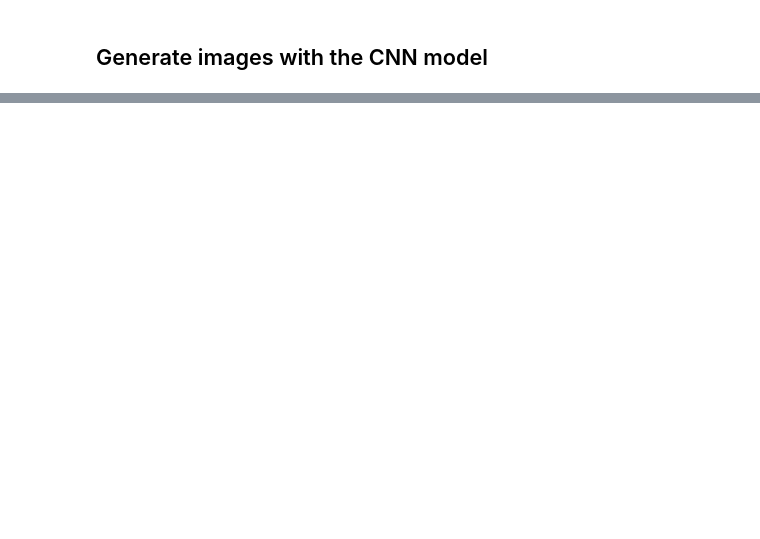
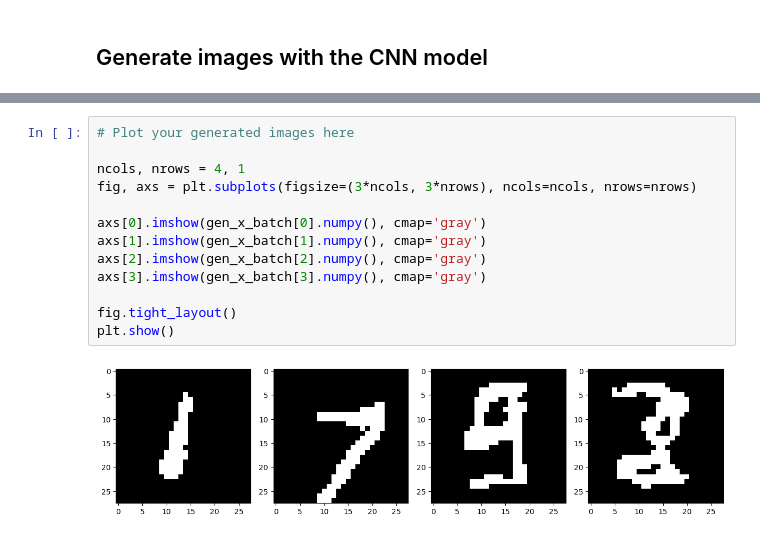
Before and after one commit to ethanharvey98/CS150-HW2, a Jupyter notebook: pixel_cnn_for_mnist.ipynb, the cells around one changed output, grey strips where cells are left out. Cells and saved outputs as stored; diff of their text form; blank space fills up the shorter version.

```diff
--- a/pixel_cnn_for_mnist.ipynb
+++ b/pixel_cnn_for_mnist.ipynb
@@ -147,0 +359,15 @@ def form_conditional_samples(x_batch):
+# %%
+# Plot your generated images here
+
+ncols, nrows = 4, 1
+fig, axs = plt.subplots(figsize=(3*ncols, 3*nrows), ncols=ncols, nrows=nrows)
+
+axs[0].imshow(gen_x_batch[0].numpy(), cmap='gray')
+axs[1].imshow(gen_x_batch[1].numpy(), cmap='gray')
+axs[2].imshow(gen_x_batch[2].numpy(), cmap='gray')
+axs[3].imshow(gen_x_batch[3].numpy(), cmap='gray')
+
+fig.tight_layout()
+plt.show()
+# %% [output]
+[figure, added]
```
Also changed, not shown: parts of 14 cells of this notebook, 1 other file.
